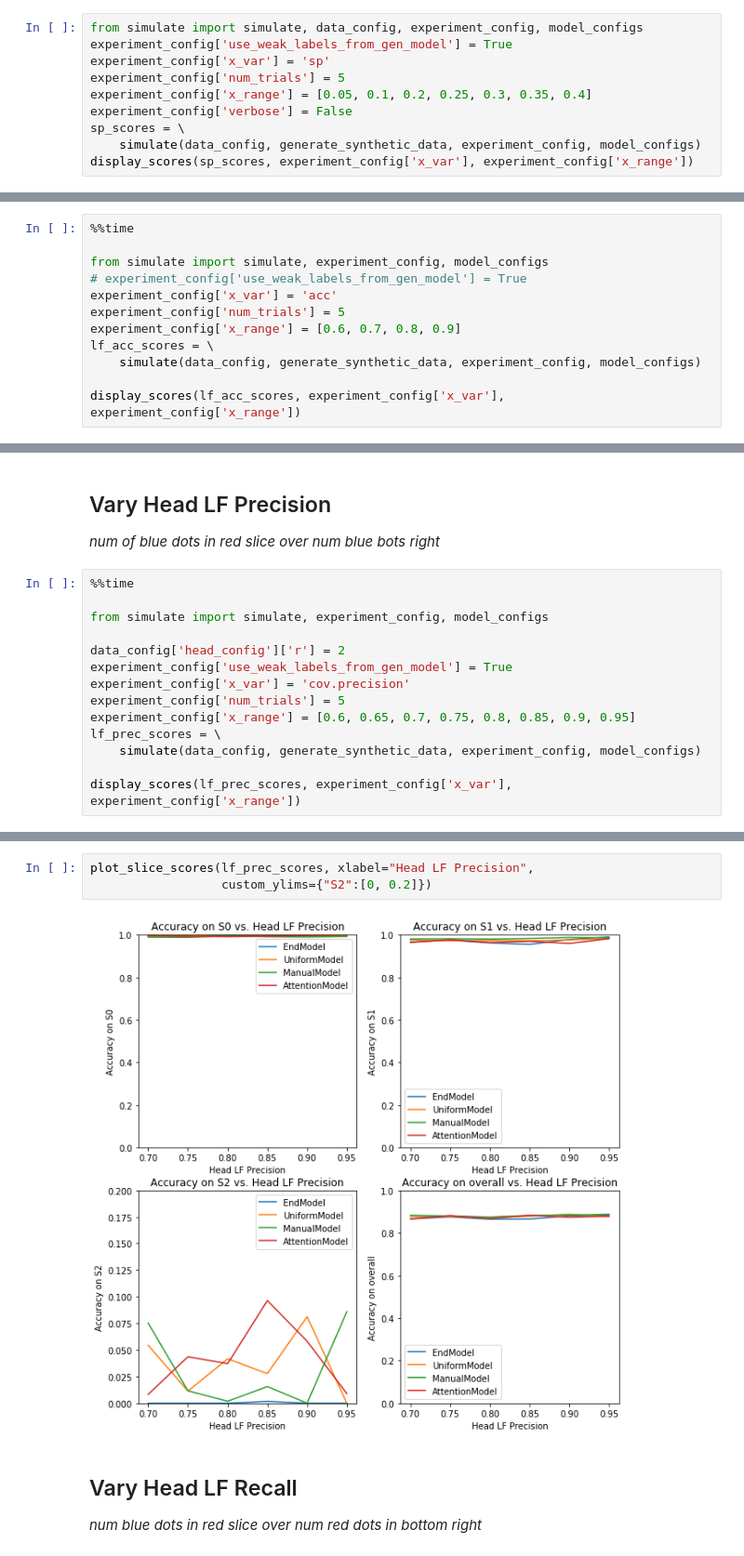
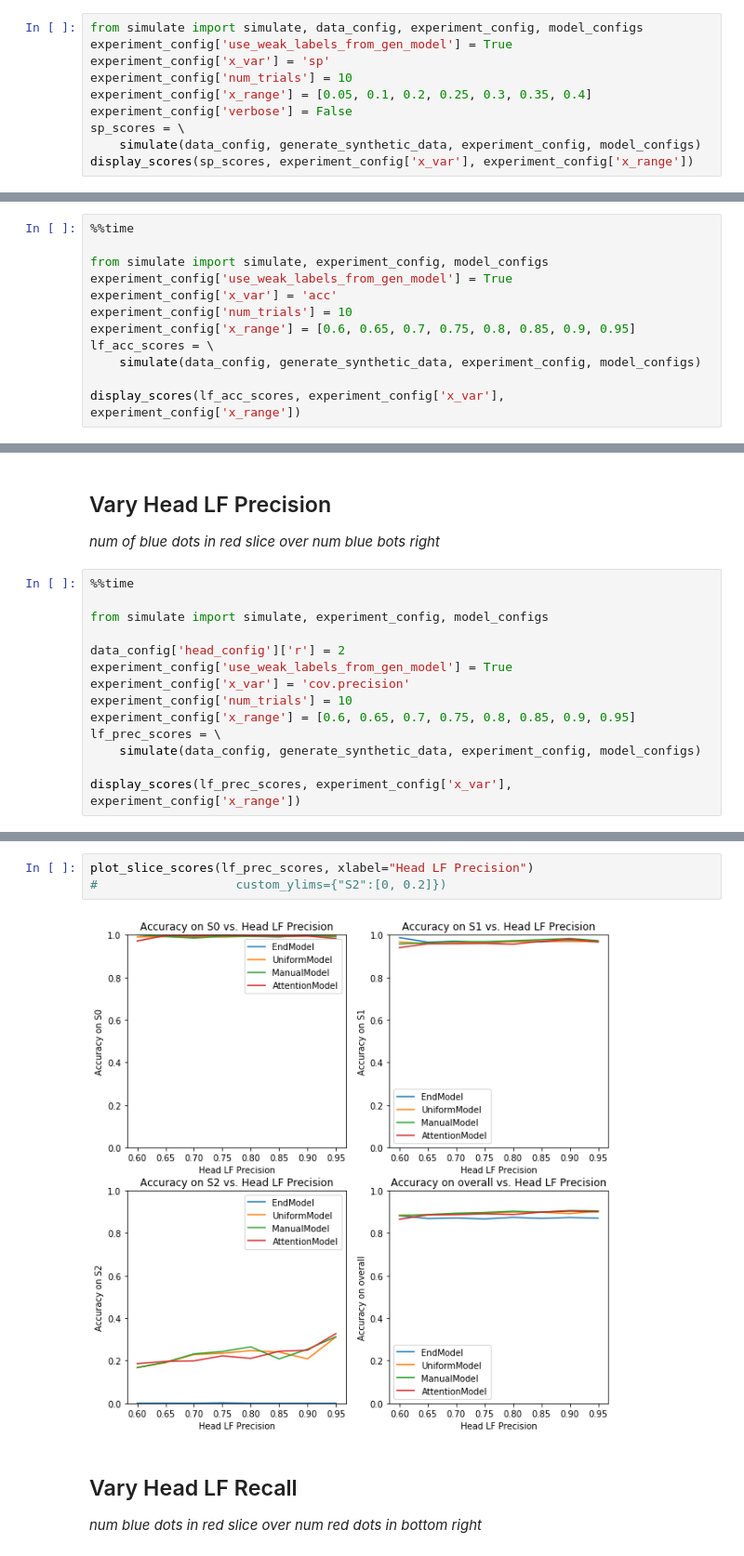
Before and after one commit to tsy935/metal, a Jupyter notebook: metal/contrib/slicing/synthetics/synthetics-sandbox.ipynb, the cells around one changed output, grey strips where cells are left out. Shown at 93% size. Saved outputs shown, nothing was run; the diff lists cells and outputs as text.

Commit message:
synthetics full run 10trials

```diff
--- a/metal/contrib/slicing/synthetics/synthetics-sandbox.ipynb
+++ b/metal/contrib/slicing/synthetics/synthetics-sandbox.ipynb
@@ -42,7 +42,7 @@ _Ratio fo Green to Orange in Top Right figure_
 from simulate import simulate, data_config, experiment_config, model_configs
 experiment_config['use_weak_labels_from_gen_model'] = True
 experiment_config['x_var'] = 'sp'
-experiment_config['num_trials'] = 5
+experiment_config['num_trials'] = 10
 experiment_config['x_range'] = [0.05, 0.1, 0.2, 0.25, 0.3, 0.35, 0.4]
 experiment_config['verbose'] = False
 sp_scores = \
@@ -85,10 +73,10 @@ _blue to orange dots in bottom right figure_
 %%time
 
 from simulate import simulate, experiment_config, model_configs
-# experiment_config['use_weak_labels_from_gen_model'] = True
+experiment_config['use_weak_labels_from_gen_model'] = True
 experiment_config['x_var'] = 'acc'
-experiment_config['num_trials'] = 5
-experiment_config['x_range'] = [0.6, 0.7, 0.8, 0.9]
+experiment_config['num_trials'] = 10
+experiment_config['x_range'] = [0.6, 0.65, 0.7, 0.75, 0.8, 0.85, 0.9, 0.95]
 lf_acc_scores = \
     simulate(data_config, generate_synthetic_data, experiment_config, model_configs)
 
@@ -143,7 +110,7 @@ from simulate import simulate, experiment_config, model_configs
 data_config['head_config']['r'] = 2
 experiment_config['use_weak_labels_from_gen_model'] = True
 experiment_config['x_var'] = 'cov.precision'
-experiment_config['num_trials'] = 5
+experiment_config['num_trials'] = 10
 experiment_config['x_range'] = [0.6, 0.65, 0.7, 0.75, 0.8, 0.85, 0.9, 0.95]
 lf_prec_scores = \
     simulate(data_config, generate_synthetic_data, experiment_config, model_configs)
@@ -166,8 +133,8 @@ Simulating: cov.precision=0.95
 # %%
-plot_slice_scores(lf_prec_scores, xlabel="Head LF Precision",
-                  custom_ylims={"S2":[0, 0.2]})
+plot_slice_scores(lf_prec_scores, xlabel="Head LF Precision")
+#                   custom_ylims={"S2":[0, 0.2]})
 # %% [output]
-[figure, old version]
+[figure, new version]
 # %% [markdown]
 ## Vary Head LF Recall
 _num blue dots in red slice over num red dots in bottom right_
```
Also changed, not shown: parts of 8 cells of this notebook.
